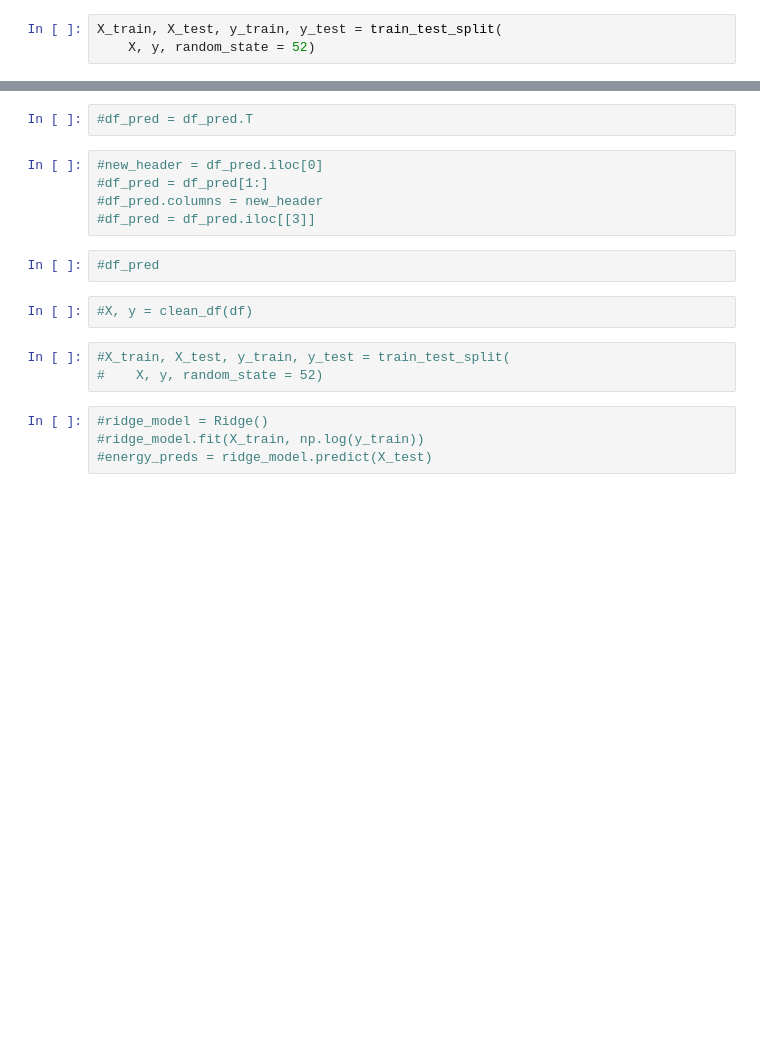
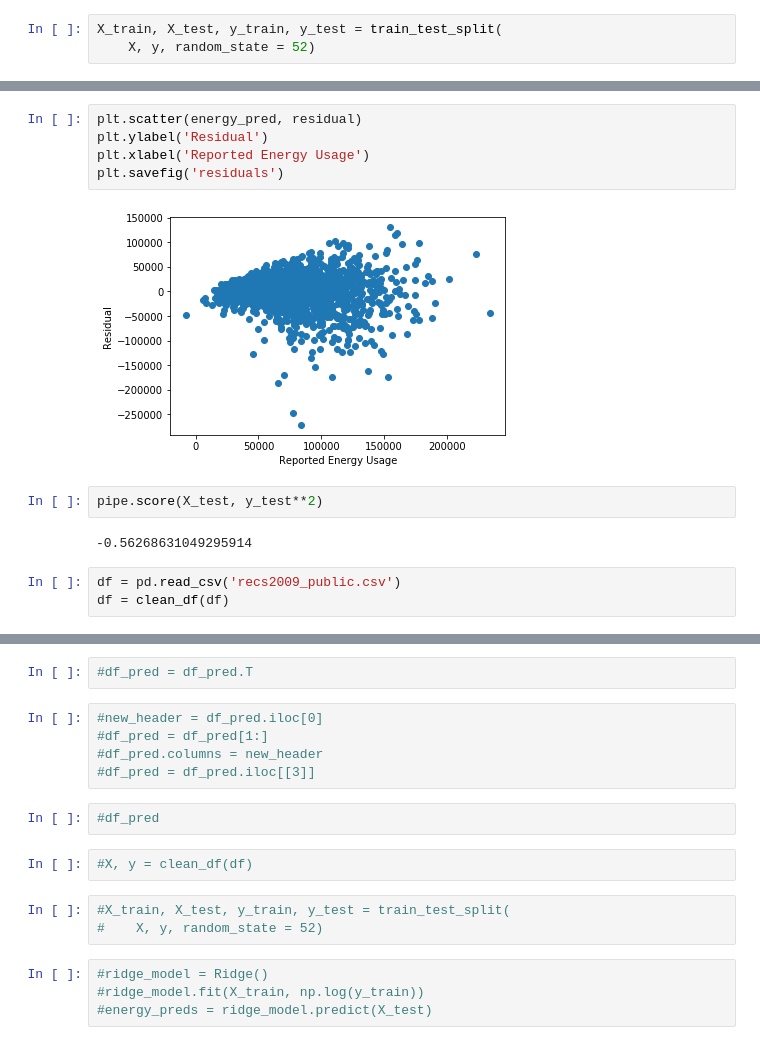
Before and after one commit to rlenaha2/Green-Plan-It, a Jupyter notebook: Final_pipeline.ipynb, the cells around one changed output, grey strips where cells are left out. Saved outputs shown, nothing was run; the diff lists cells and outputs as text; blank space fills up the shorter version.

```diff
--- a/Final_pipeline.ipynb
+++ b/Final_pipeline.ipynb
@@ -121,0 +163,14 @@ pred
+# %%
+plt.scatter(energy_pred, residual)
+plt.ylabel('Residual')
+plt.xlabel('Reported Energy Usage')
+plt.savefig('residuals')
+# %% [output]
+[figure, added]
+# %%
+pipe.score(X_test, y_test**2)
+# %% [output]
+-0.56268631049295914
+# %%
+df = pd.read_csv('recs2009_public.csv')
+df = clean_df(df)
```
Also changed, not shown: parts of 28 cells of this notebook, 7 other files.
